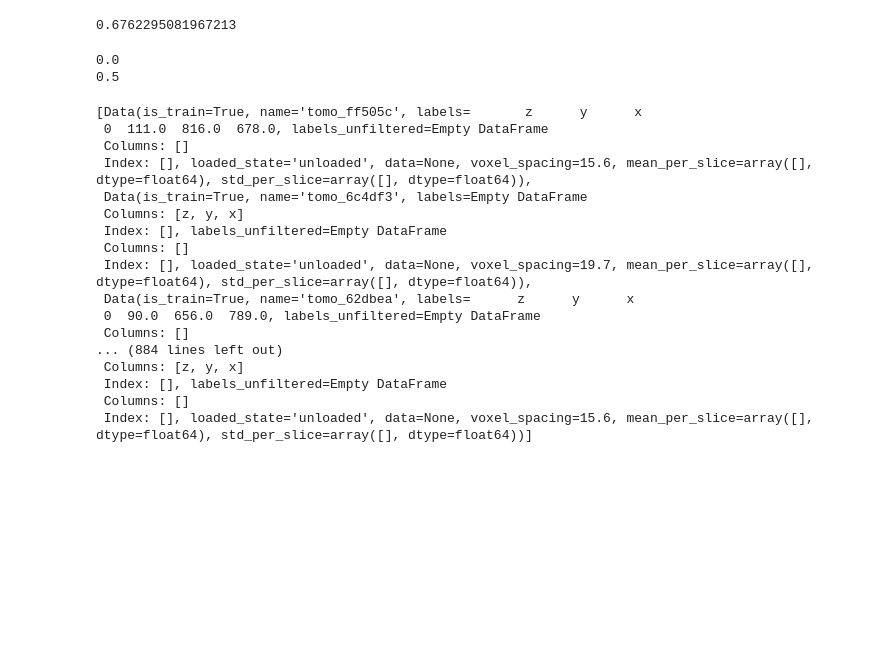
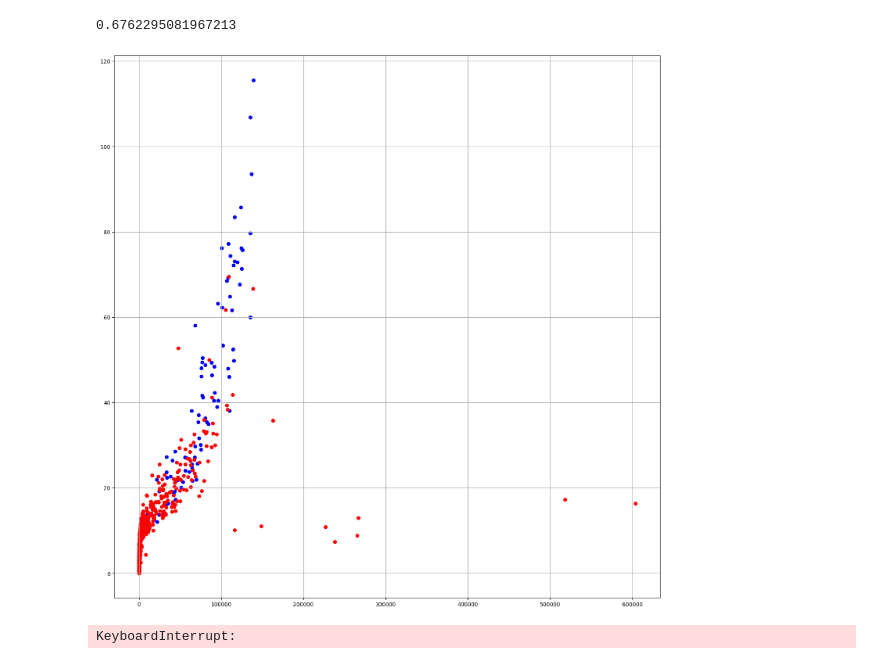
Before and after one commit to jcottaar/flagellar, a Jupyter notebook: analysis/experiment_cv.ipynb, the cells around one changed output. Cells and saved outputs as stored; diff of their text form; code cells hidden in the pictures; blank space fills up the shorter version.

```diff
--- a/analysis/experiment_cv.ipynb
+++ b/analysis/experiment_cv.ipynb
@@ -155,39 +155,41 @@ row_df_ref = fls.create_submission_dataframe(test_data, reference_data = test_da
 print(score(row_df_ref, row_df_sub, 1000, 2))
 # %% [output]
 0.6762295081967213
-# %%
-epochs = [400,800,1200,1600]
-scores = []
-for epoch in epochs:
-    model = fls.dill_load(fls.temp_dir + 'model_temp.pickle')
-    model.step1Heatmap.model = fls.dill_load(fls.temp_dir + 'intermediate_model_' +str(epoch)+ '.pickle')
-    this_test_data = copy.deepcopy(test_data)[:5]
-    inferred_test_data = model.infer(this_test_data)
-    row_df_sub = fls.create_submission_dataframe(inferred_test_data, reference_data = this_test_data)
-    row_df_ref = fls.create_submission_dataframe(this_test_data, reference_data = this_test_data, include_voxel_spacing=True)
-    print(score(row_df_ref, row_df_sub, 1000, 2))
-    scores.append(score(row_df_ref, row_df_sub, 1000, 2))
-fls.dill_save(fls.temp_dir + 'scores.pickle', (epochs,scores))
-# %% [output]
-0.0
-0.5
-# %%
-test_data
-# %% [output]
-[Data(is_train=True, name='tomo_ff505c', labels=       z      y      x
- 0  111.0  816.0  678.0, labels_unfiltered=Empty DataFrame
- Columns: []
- Index: [], loaded_state='unloaded', data=None, voxel_spacing=15.6, mean_per_slice=array([], dtype=float64), std_per_slice=array([], dtype=float64)),
- Data(is_train=True, name='tomo_6c4df3', labels=Empty DataFrame
- Columns: [z, y, x]
- Index: [], labels_unfiltered=Empty DataFrame
- Columns: []
- Index: [], loaded_state='unloaded', data=None, voxel_spacing=19.7, mean_per_slice=array([], dtype=float64), std_per_slice=array([], dtype=float64)),
- Data(is_train=True, name='tomo_62dbea', labels=      z      y      x
- 0  90.0  656.0  789.0, labels_unfiltered=Empty DataFrame
- Columns: []
-... (884 lines left out)
- Columns: [z, y, x]
- Index: [], labels_unfiltered=Empty DataFrame
- Columns: []
- Index: [], loaded_state='unloaded', data=None, voxel_spacing=15.6, mean_per_slice=array([], dtype=float64), std_per_slice=array([], dtype=float64))]
+# %%
+importlib.reload(fls)
+inferred_test_data, test_data = fls.dill_load(fls.temp_dir + 'res.pickle')
+fls.mark_tf_pn(inferred_test_data, test_data)
+cs_tp = []
+cs_fp = []
+log_tp = []
+log_fp = []
+for t in inferred_test_data:
+    for d in range(len(t.labels_unfiltered)):
+        #print( t.labels_unfiltered['tf_pn']
+        if t.labels_unfiltered['tf_pn'][d]==0:
+            cs_tp.append(t.labels_unfiltered['size'][d])
+            log_tp.append(t.labels_unfiltered['max_logit'][d])
+        if t.labels_unfiltered['tf_pn'][d]==1:
+            cs_fp.append(t.labels_unfiltered['size'][d])
+            log_fp.append(t.labels_unfiltered['max_logit'][d])
+plt.figure(figsize=(18,18))
+plt.scatter(cs_tp, log_tp, color='blue')
+plt.scatter(cs_fp, log_fp, color='red')
+plt.grid(True)
+# %% [output]
+[figure, added]
+# %%
+epochs = [400,800,1200,1600]
+scores = []
+for epoch in epochs:
+    model = fls.dill_load(fls.temp_dir + 'model_temp.pickle')
+    model.step1Heatmap.model = fls.dill_load(fls.temp_dir + 'intermediate_model_' +str(epoch)+ '.pickle')
+    this_test_data = copy.deepcopy(test_data)
+    inferred_test_data = model.infer(this_test_data)
+    row_df_sub = fls.create_submission_dataframe(inferred_test_data, reference_data = this_test_data)
+    row_df_ref = fls.create_submission_dataframe(this_test_data, reference_data = this_test_data, include_voxel_spacing=True)
+    print(score(row_df_ref, row_df_sub, 1000, 2))
+    scores.append(score(row_df_ref, row_df_sub, 1000, 2))
+fls.dill_save(fls.temp_dir + 'scores.pickle', (epochs,scores))
+# %% [output]
+KeyboardInterrupt:
```
Also changed, not shown: parts of 1 cell of this notebook, 1 other file.
